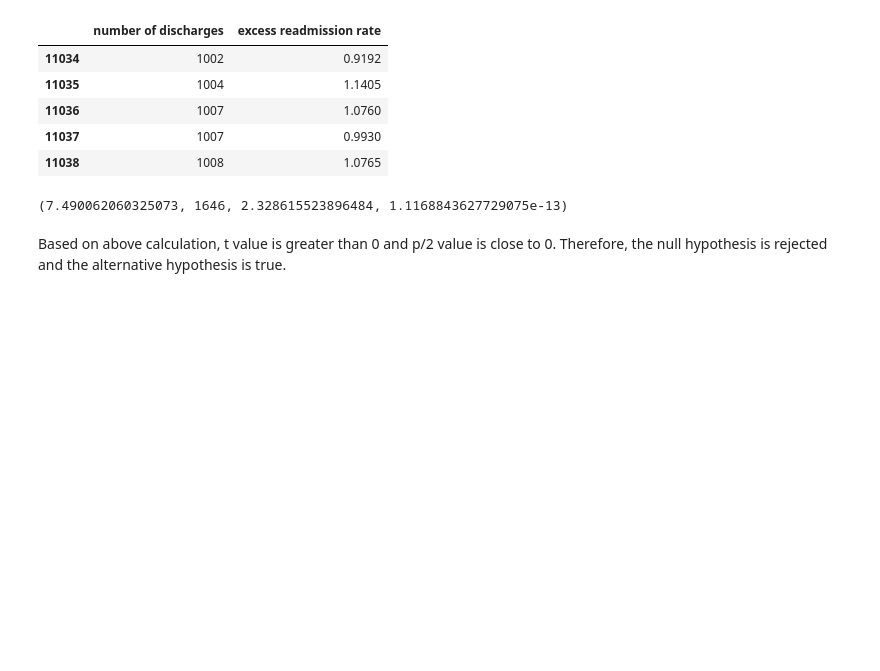
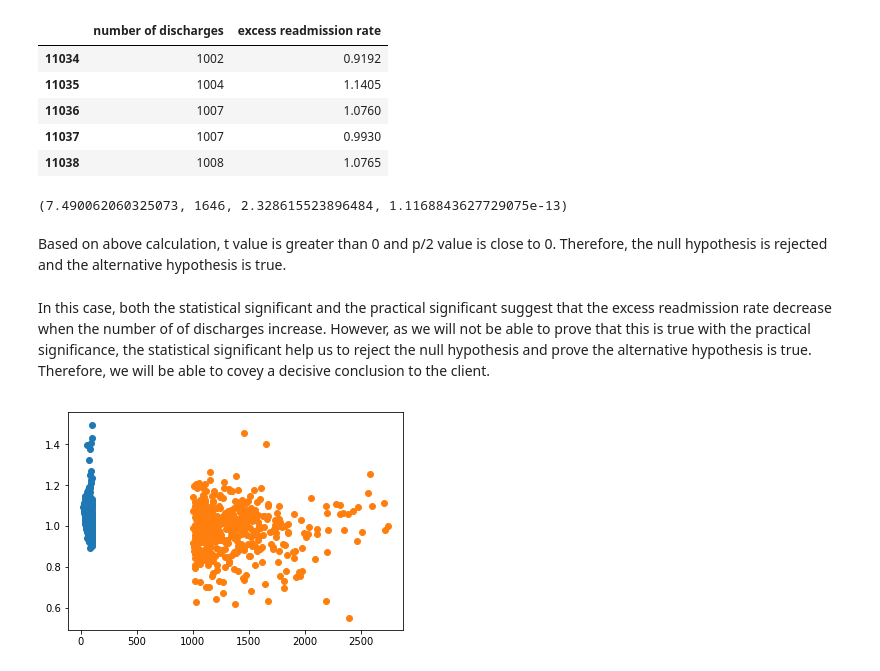
Before and after one commit to pealriver/Springboard, a Jupyter notebook: Mini Projects/sliderule_dsi_inferential_statistics_exercise_3.ipynb, the cells around one changed output. Cells and saved outputs as stored; diff of their text form; code cells hidden in the pictures; blank space fills up the shorter version.

Commit message:
update linear regression and statistic exercise 3

```diff
--- a/Mini Projects/sliderule_dsi_inferential_statistics_exercise_3.ipynb
+++ b/Mini Projects/sliderule_dsi_inferential_statistics_exercise_3.ipynb
@@ -176,3 +176,11 @@ independent_ttest(low_discharge['excess readmission rate'],high_discharge['exces
 (7.490062060325073, 1646, 2.328615523896484, 1.1168843627729075e-13)
 # %% [markdown]
 Based on above calculation, t value is greater than 0 and p/2 value is close to 0. Therefore, the null hypothesis is rejected and the alternative hypothesis is true.
+# %% [markdown]
+In this case, both the statistical significant and the practical significant suggest that the excess readmission rate decrease when the number of of discharges increase. However, as we will not be able to prove that this is true with the practical significance, the statistical significant help us to reject the null hypothesis and prove the alternative hypothesis is true. Therefore, we will be able to covey a decisive conclusion to the client.
+# %%
+plt.scatter(low_discharge['number of discharges'],low_discharge['excess readmission rate'])
+plt.scatter(high_discharge['number of discharges'],high_discharge['excess readmission rate'])
+plt.show()
+# %% [output]
+[figure, added]
```
Also changed, not shown: parts of 3 cells of this notebook, 1 other file.
